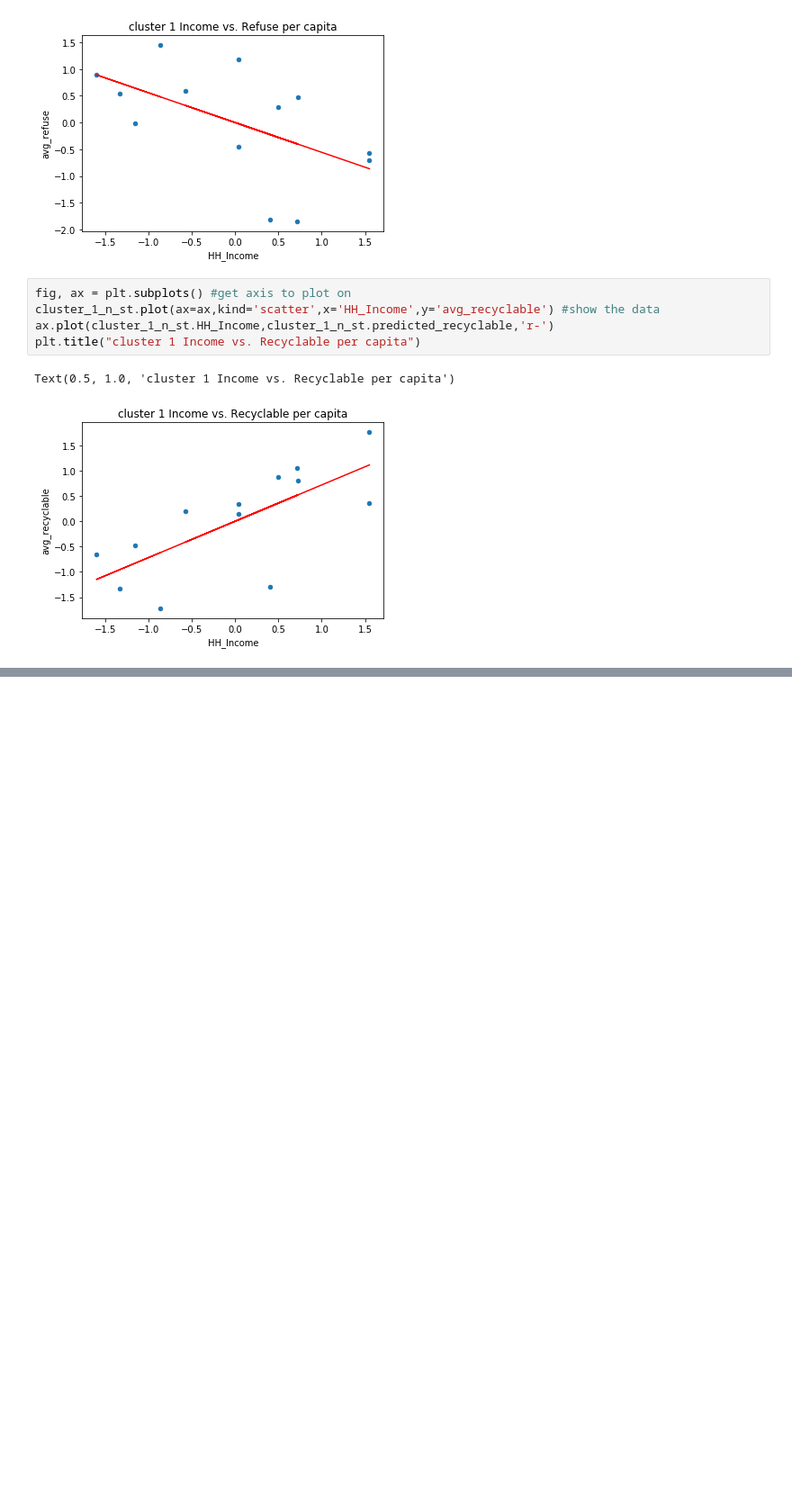
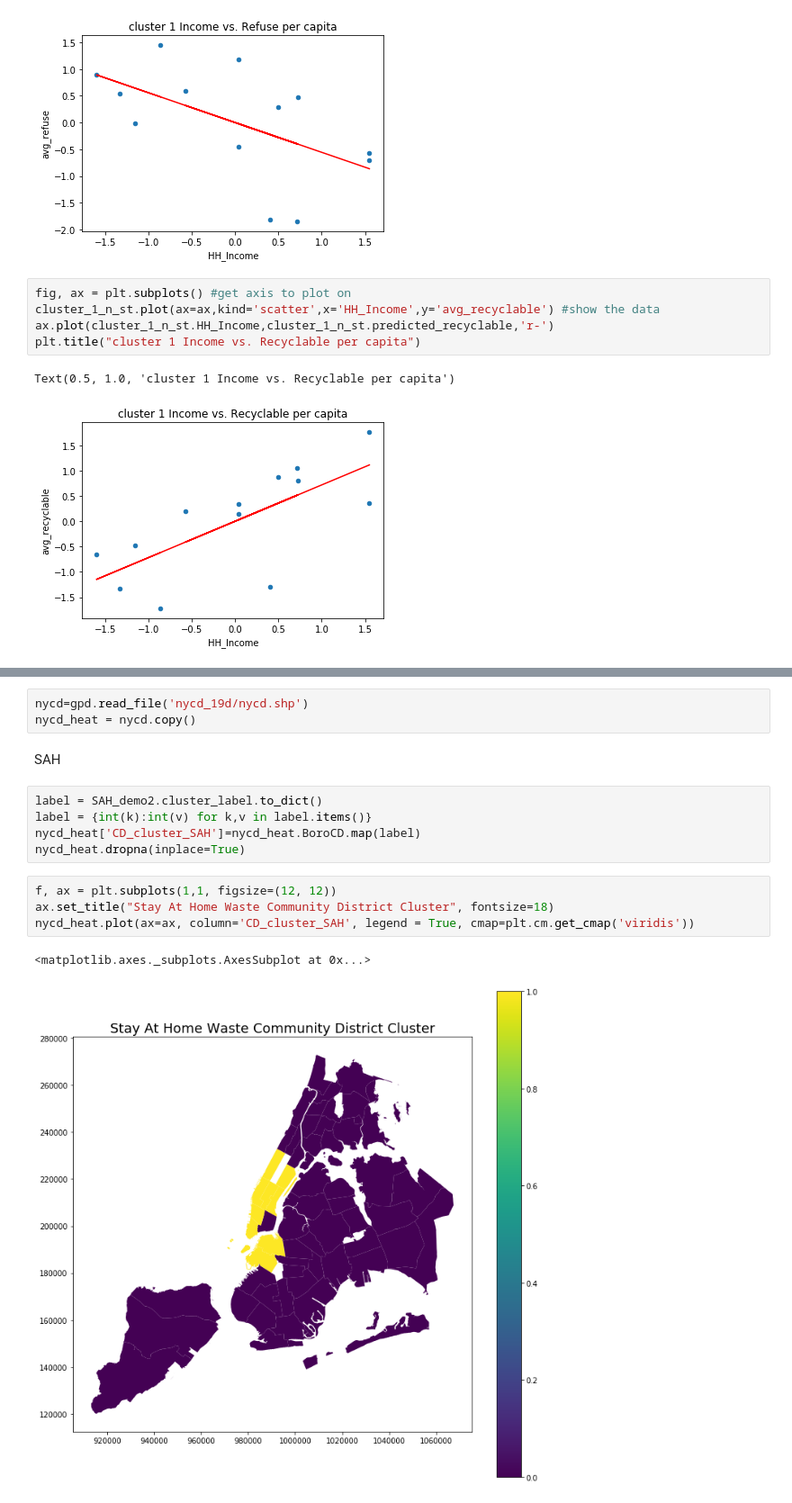
Before and after one commit to Fyfy1996/NYC_circular_econ, a Jupyter notebook: demographic_waste_cluster.ipynb, the cells around one changed output, grey strips where cells are left out. Shown at 90% size. Cells and saved outputs as stored; diff of their text form; blank space fills up the shorter version.

```diff
--- a/demographic_waste_cluster.ipynb
+++ b/demographic_waste_cluster.ipynb
@@ -525,0 +506,17 @@ Text(0.5, 1.0, 'cluster 1 Income vs. Recyclable per capita')
+# %%
+nycd=gpd.read_file('nycd_19d/nycd.shp')
+nycd_heat = nycd.copy()
+# %% [markdown]
+SAH
+# %%
+label = SAH_demo2.cluster_label.to_dict()
+label = {int(k):int(v) for k,v in label.items()}
+nycd_heat['CD_cluster_SAH']=nycd_heat.BoroCD.map(label)
+nycd_heat.dropna(inplace=True)
+# %%
+f, ax = plt.subplots(1,1, figsize=(12, 12))
+ax.set_title("Stay At Home Waste Community District Cluster", fontsize=18)
+nycd_heat.plot(ax=ax, column='CD_cluster_SAH', legend = True, cmap=plt.cm.get_cmap('viridis'))
+# %% [output]
+<matplotlib.axes._subplots.AxesSubplot at 0x...>
+[figure, added]
```
Also changed, not shown: parts of 10 cells of this notebook.
